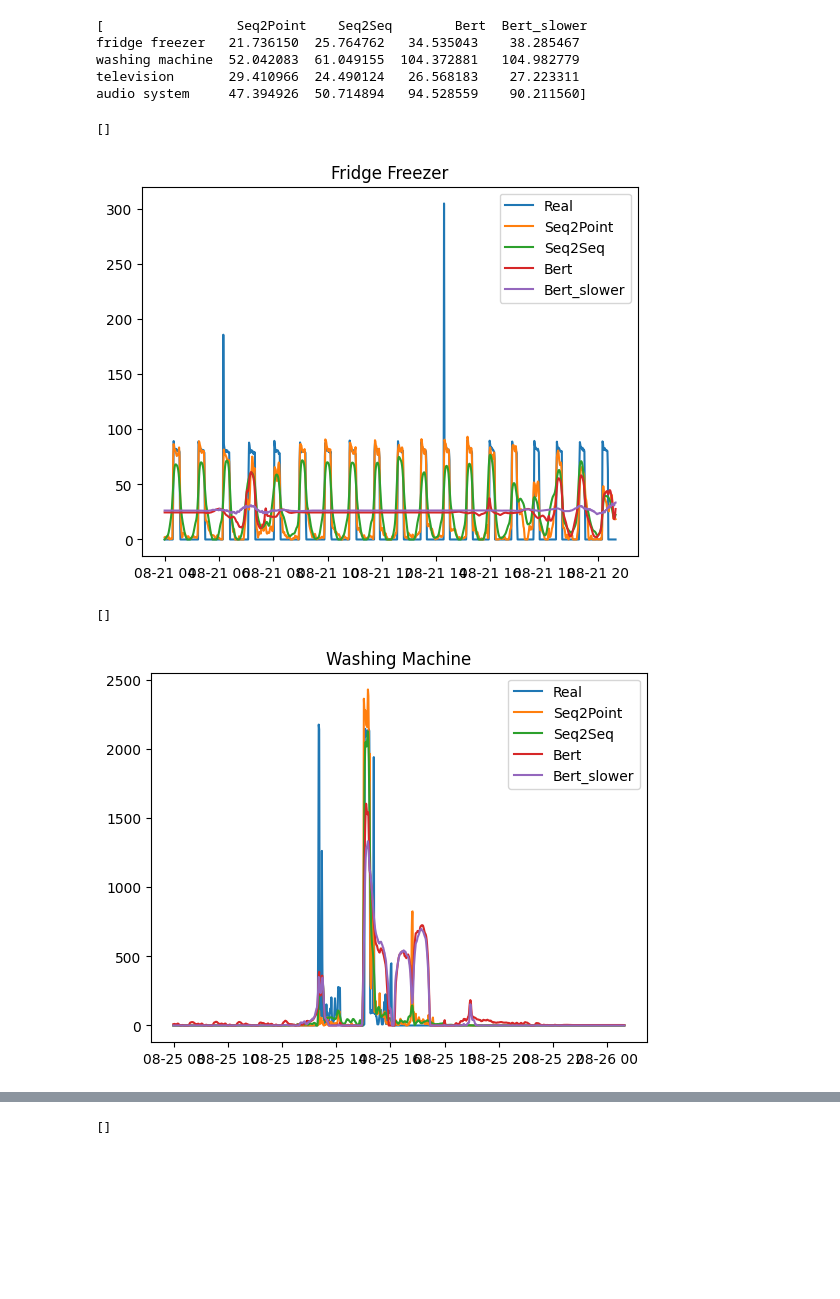
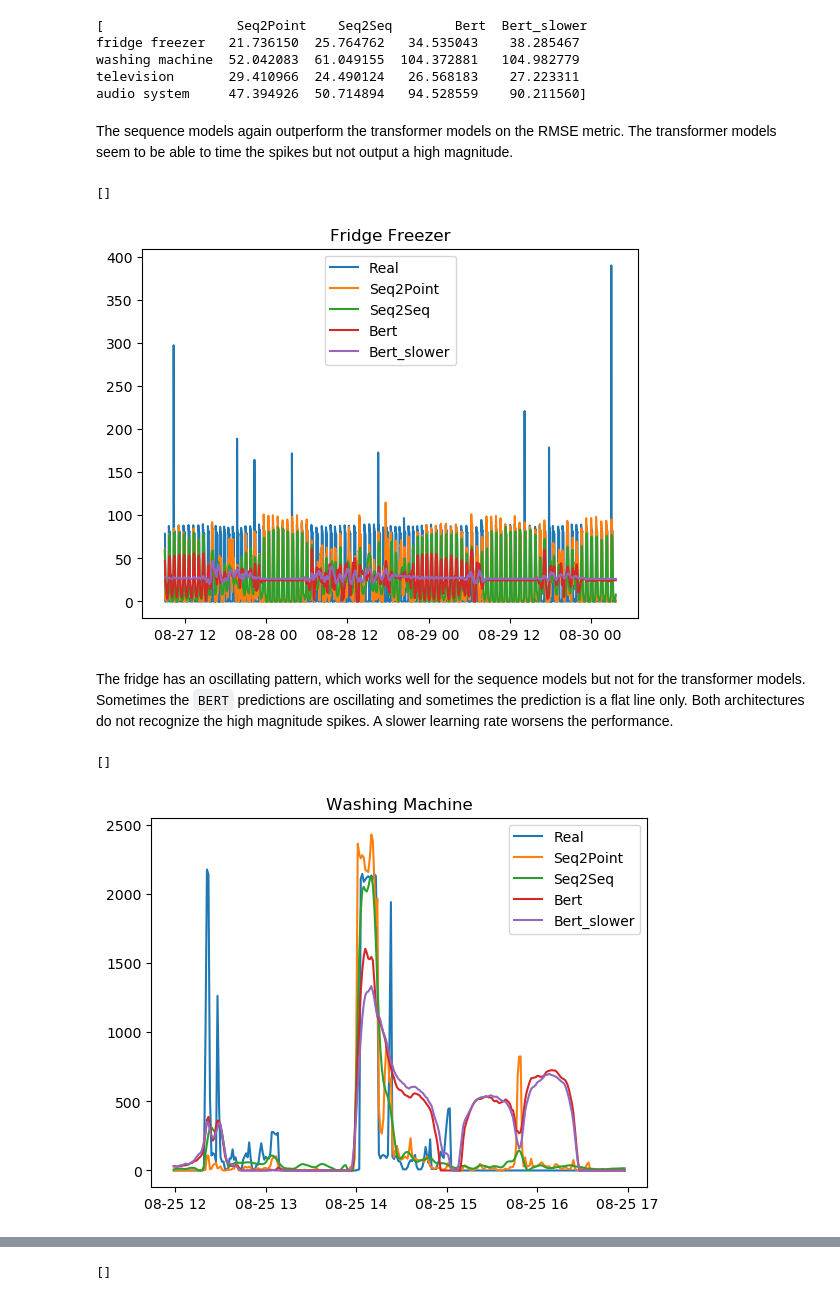
Before and after one commit to johannesgl4d0s/case_study, a Jupyter notebook: CaseStudy1_ml.ipynb, the cells around one changed output, grey strips where cells are left out. Cells and saved outputs as stored; diff of their text form; code cells hidden in the pictures; blank space fills up the shorter version.

```diff
--- a/CaseStudy1_ml.ipynb
+++ b/CaseStudy1_ml.ipynb
@@ -1321,25 +1333,29 @@ fridge freezer   21.736150  25.764762   34.535043    38.285467
 washing machine  52.042083  61.049155  104.372881   104.982779
 television       29.410966  24.490124   26.568183    27.223311
 audio system     47.394926  50.714894   94.528559    90.211560]
+# %% [markdown]
+The sequence models again outperform the transformer models on the RMSE metric. The transformer models seem to be able to time the spikes but not output a high magnitude.
 # %%
-a = 29000
-b = 30000
+a = 38000
+b = 42000
 col = 0   # Fridge Freezer
 
 plt.plot(results["test_submeters"][col][1][0][a:b], label = "Real")
 plt.plot(results["pred_overall"]["Seq2Point"].iloc[a:b,col], label = "Seq2Point")
 plt.plot(results["pred_overall"]["Seq2Seq"].iloc[a:b,col], label = "Seq2Seq")
 plt.plot(results["pred_overall"]["Bert"].iloc[a:b,col], label = "Bert")
 plt.plot(results["pred_overall"]["Bert_slower"].iloc[a:b,col], label = "Bert_slower")
 plt.title("Fridge Freezer")
 plt.legend()
 plt.plot()
 # %% [output]
 []
-[figure, old version]
+[figure, new version]
+# %% [markdown]
+The fridge has an oscillating pattern, which works well for the sequence models but not for the transformer models. Sometimes the `BERT` predictions are oscillating and sometimes the prediction is a flat line only. Both architectures do not recognize the high magnitude spikes. A slower learning rate worsens the performance.
 # %%
-a = 35000
-b = 36000
+a = 35300
+b = 35600
 col = 1   # Washing Machine
 
 plt.plot(results["test_submeters"][col][1][0][a:b], label = "Real")
@@ -1352,4 +1368,4 @@ plt.legend()
 plt.plot()
 # %% [output]
 []
-[figure, old version]
+[figure, new version]
```
Also changed, not shown: parts of 13 cells of this notebook.
